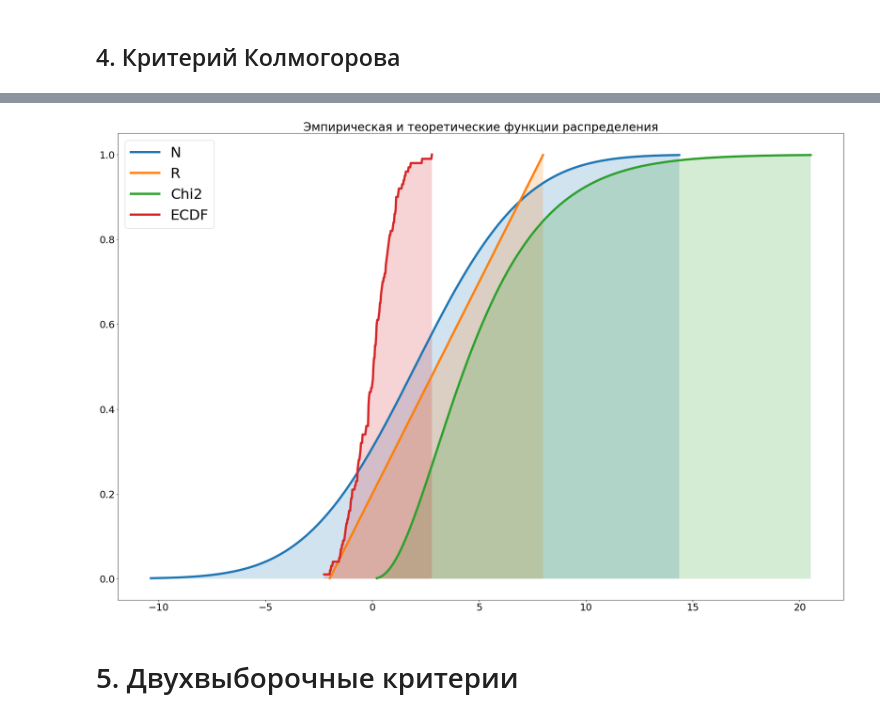
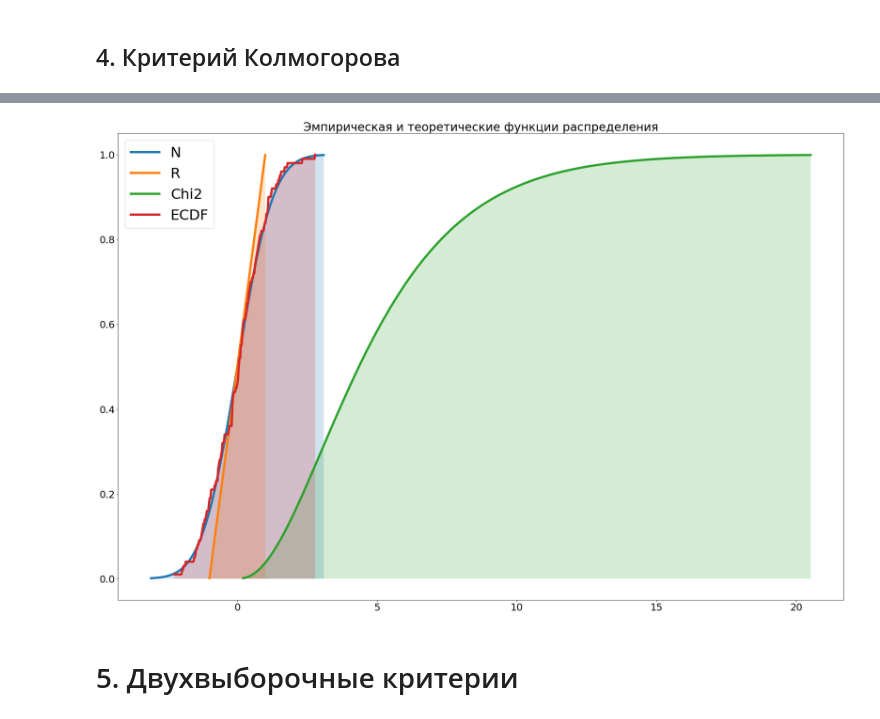
Before and after one commit to Santexchik2000/matstat-labs, a Jupyter notebook: 2.ipynb, the cells around one changed output, grey strips where cells are left out. Cells and saved outputs as stored; diff of their text form; code cells hidden in the pictures.

Commit message:
Improve ecdf plot appearance a bit

```diff
--- a/2.ipynb
+++ b/2.ipynb
@@ -222,33 +222,33 @@ table(
 | $X \sim \chi^2(5)$ |  |  |  |  |
 # %%
 h0_distributions = [
-    ('N', stats.norm(2, 4)),
-    ('R', stats.uniform(-2, 10)),
+    ('N', stats.norm(0, 1)),
+    ('R', stats.uniform(-1, 2)),
     ('Chi2', stats.chi2(5))
 ]
 
 
 fig, ax = plt.subplots()
 ax.set_title('Эмпирическая и теоретические функции распределения')
 
 for name, dist in h0_distributions:
     domain = np.linspace(dist.ppf(0.001), dist.ppf(0.999), 200)
     values = dist.cdf(domain)
     ax.plot(domain, values, lw=5, label=name)
     ax.fill_between(domain, 0, values, alpha=.2)
 
 ecdf = ECDF(x.data())
 domain = np.linspace(x.min(), x.max(), x.n() * 2)
 values = ecdf(domain)
 ax.plot(domain, values, lw=5, label='ECDF')
 ax.fill_between(domain, 0, values, alpha=.2)
 
 ax.legend(prop={'size': 32})
 
 fig.tight_layout()
 plt.show()
 # %% [output]
-[figure, old version]
+[figure, new version]
 # %% [markdown]
 # 5. Двухвыборочные критерии
 # %%
```
